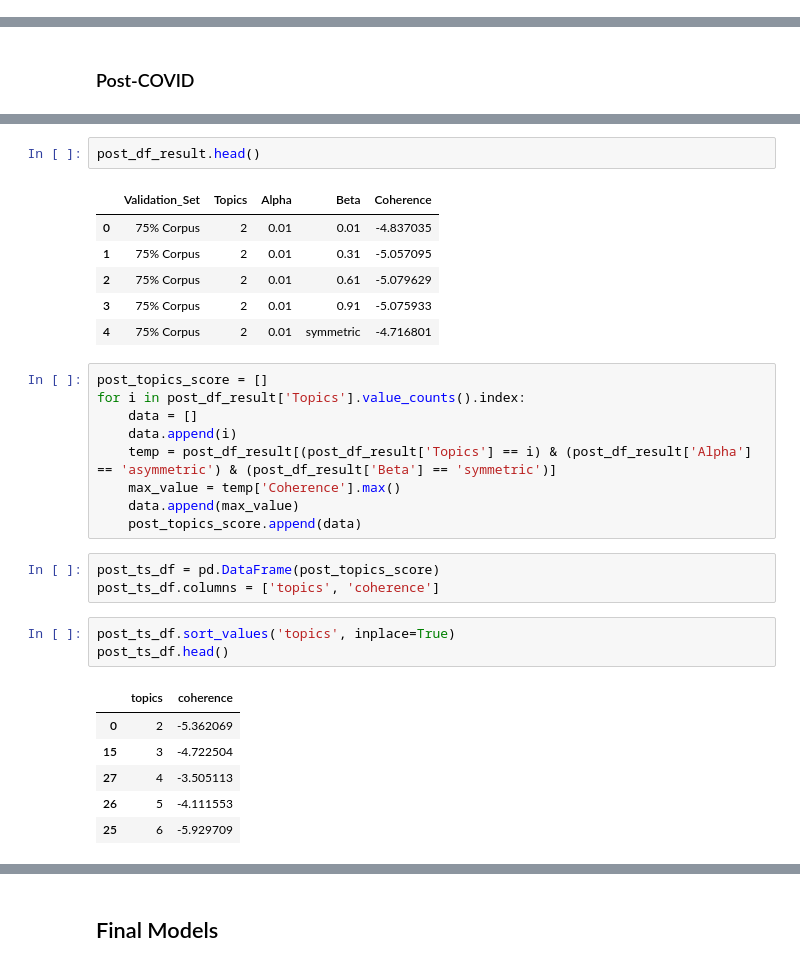
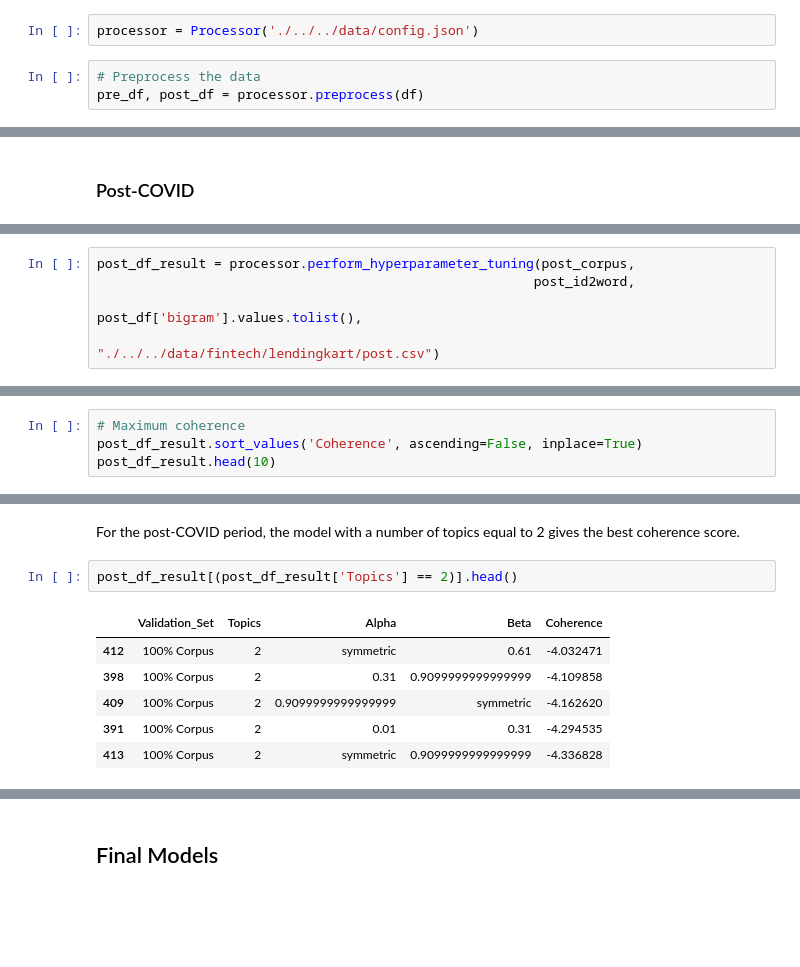
Before and after one commit to patilpushkarp/comp, a Jupyter notebook: comp/docs/individual/fintech/paytm.ipynb, the cells around one changed output, grey strips where cells are left out. Saved outputs shown, nothing was run; the diff lists cells and outputs as text; blank space fills up the shorter version.

```diff
--- a/comp/docs/individual/fintech/paytm.ipynb
+++ b/comp/docs/individual/fintech/paytm.ipynb
@@ -80 +43,6 @@ post_df['trigram'] = post_df['bigram'].apply(lambda x: [post_trigram_model[x]])
+# %%
+processor = Processor('./../../data/config.json')
+# %%
+# Preprocess the data
+pre_df, post_df = processor.preprocess(df)
 # %%
@@ -399,0 +195,5 @@ if 1 == 1:
+# %%
+post_df_result = processor.perform_hyperparameter_tuning(post_corpus,
+                                                        post_id2word,
+                                                        post_df['bigram'].values.tolist(),
+                                                        "./../../data/fintech/lendingkart/post.csv")
@@ -399,0 +202,4 @@ if 1 == 1:
+# %%
+# Maximum coherence
+post_df_result.sort_values('Coherence', ascending=False, inplace=True)
+post_df_result.head(10)
@@ -400,31 +235,11 @@ if 1 == 1:
+# %% [markdown]
+For the post-COVID period, the model with a number of topics equal to 2 gives the best coherence score.
 # %%
-post_df_result.head()
+post_df_result[(post_df_result['Topics'] == 2)].head()
 # %% [output]
 |  | Validation_Set | Topics | Alpha | Beta | Coherence |
-| 0 | 75% Corpus | 2 | 0.01 | 0.01 | -4.837035 |
-| 1 | 75% Corpus | 2 | 0.01 | 0.31 | -5.057095 |
-| 2 | 75% Corpus | 2 | 0.01 | 0.61 | -5.079629 |
-| 3 | 75% Corpus | 2 | 0.01 | 0.91 | -5.075933 |
-| 4 | 75% Corpus | 2 | 0.01 | symmetric | -4.716801 |
+| 412 | 100% Corpus | 2 | symmetric | 0.61 | -4.032471 |
+| 398 | 100% Corpus | 2 | 0.31 | 0.9099999999999999 | -4.109858 |
+| 409 | 100% Corpus | 2 | 0.9099999999999999 | symmetric | -4.162620 |
+| 391 | 100% Corpus | 2 | 0.01 | 0.31 | -4.294535 |
+| 413 | 100% Corpus | 2 | symmetric | 0.9099999999999999 | -4.336828 |
-# %%
-post_topics_score = []
-for i in post_df_result['Topics'].value_counts().index:
-    data = []
-    data.append(i)
-    temp = post_df_result[(post_df_result['Topics'] == i) & (post_df_result['Alpha'] == 'asymmetric') & (post_df_result['Beta'] == 'symmetric')]
-    max_value = temp['Coherence'].max()
-    data.append(max_value)
-    post_topics_score.append(data)
-# %%
-post_ts_df = pd.DataFrame(post_topics_score)
-post_ts_df.columns = ['topics', 'coherence']
-# %%
-post_ts_df.sort_values('topics', inplace=True)
-post_ts_df.head()
-# %% [output]
-|  | topics | coherence |
-| 0 | 2 | -5.362069 |
-| 15 | 3 | -4.722504 |
-| 27 | 4 | -3.505113 |
-| 26 | 5 | -4.111553 |
-| 25 | 6 | -5.929709 |
```
Also changed, not shown: parts of 78 cells of this notebook, 7 other files.
